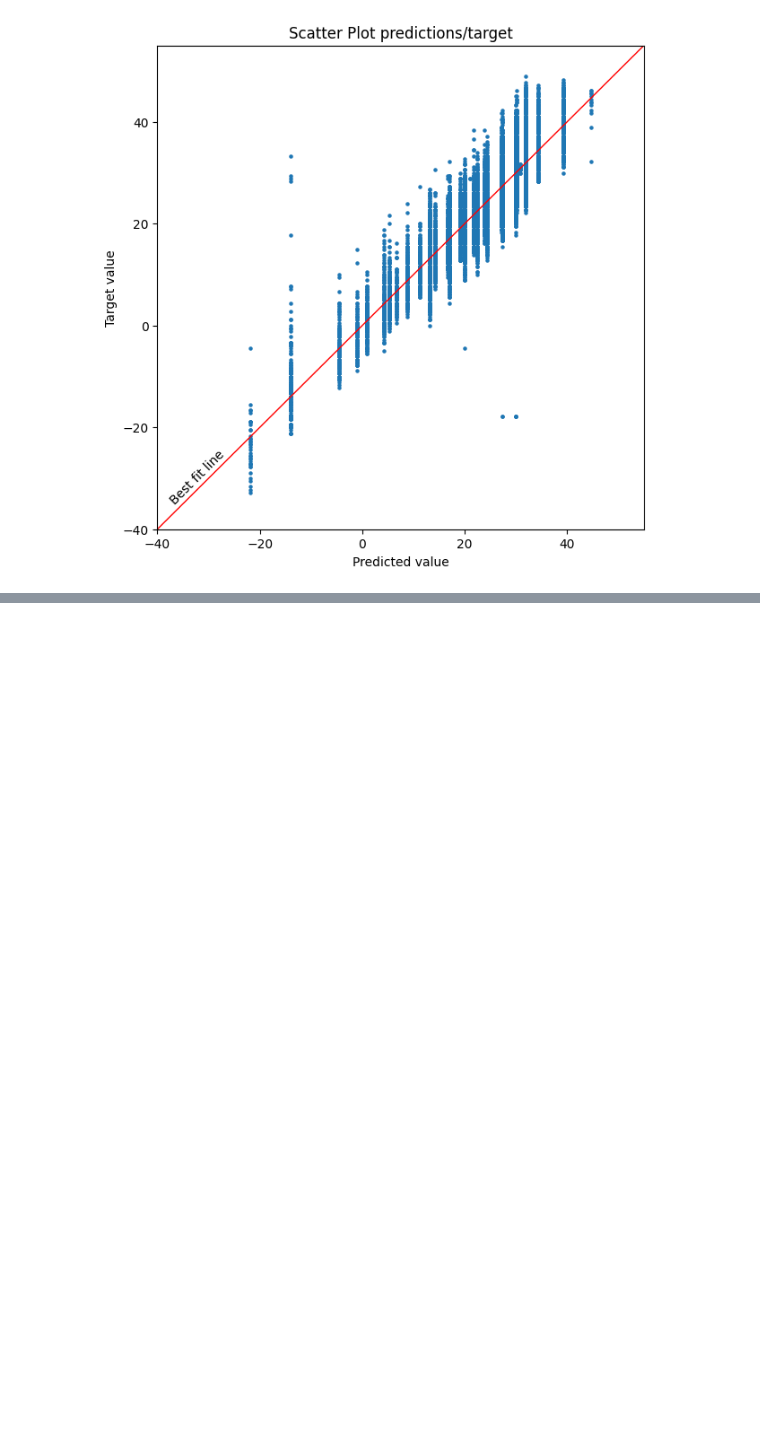
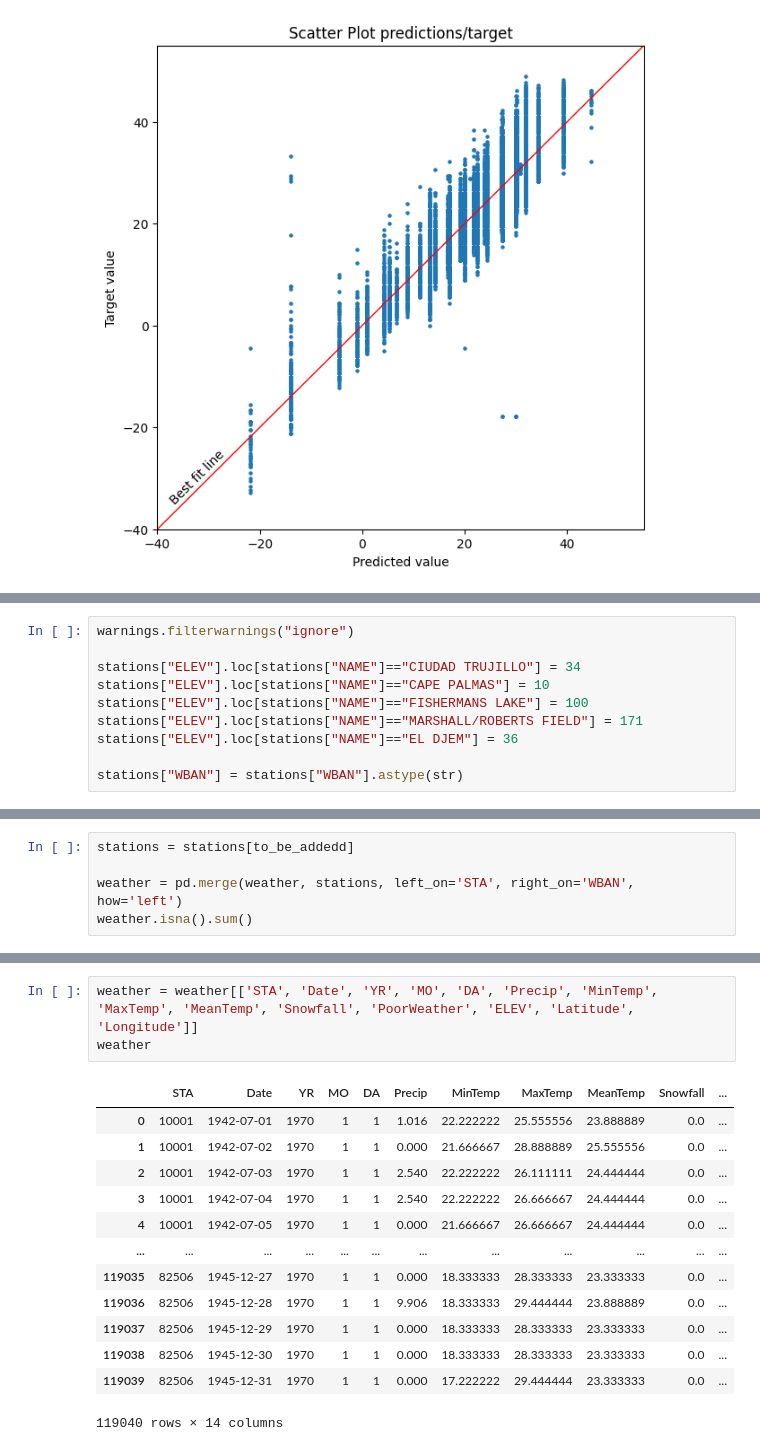
Before and after one commit to SamuelMagnano/Kaggle_Weather_prediction, a Jupyter notebook: Weather_Prediction.ipynb, the cells around one changed output, grey strips where cells are left out. Drawn from its saved outputs; the diff is of its cells as text; blank space fills up the shorter version.

```diff
--- a/Weather_Prediction.ipynb
+++ b/Weather_Prediction.ipynb
@@ -434,0 +495,10 @@ As a benchmark model this is way too good, but i will try to get an even better
+# %%
+warnings.filterwarnings("ignore")
+
+stations["ELEV"].loc[stations["NAME"]=="CIUDAD TRUJILLO"] = 34
+stations["ELEV"].loc[stations["NAME"]=="CAPE PALMAS"] = 10
+stations["ELEV"].loc[stations["NAME"]=="FISHERMANS LAKE"] = 100
+stations["ELEV"].loc[stations["NAME"]=="MARSHALL/ROBERTS FIELD"] = 171
+stations["ELEV"].loc[stations["NAME"]=="EL DJEM"] = 36
+
+stations["WBAN"] = stations["WBAN"].astype(str)
@@ -434,0 +508,5 @@ As a benchmark model this is way too good, but i will try to get an even better
+# %%
+stations = stations[to_be_addedd]
+
+weather = pd.merge(weather, stations, left_on='STA', right_on='WBAN', how='left')
+weather.isna().sum()
@@ -434,0 +531,17 @@ As a benchmark model this is way too good, but i will try to get an even better
+# %%
+weather = weather[['STA', 'Date', 'YR', 'MO', 'DA', 'Precip', 'MinTemp', 'MaxTemp', 'MeanTemp', 'Snowfall', 'PoorWeather', 'ELEV', 'Latitude', 'Longitude']]
+weather
+# %% [output]
+|  | STA | Date | YR | MO | DA | Precip | MinTemp | MaxTemp | MeanTemp | Snowfall | ... |
+| 0 | 10001 | 1942-07-01 | 1970 | 1 | 1 | 1.016 | 22.222222 | 25.555556 | 23.888889 | 0.0 | ... |
+| 1 | 10001 | 1942-07-02 | 1970 | 1 | 1 | 0.000 | 21.666667 | 28.888889 | 25.555556 | 0.0 | ... |
+| 2 | 10001 | 1942-07-03 | 1970 | 1 | 1 | 2.540 | 22.222222 | 26.111111 | 24.444444 | 0.0 | ... |
+| 3 | 10001 | 1942-07-04 | 1970 | 1 | 1 | 2.540 | 22.222222 | 26.666667 | 24.444444 | 0.0 | ... |
+| 4 | 10001 | 1942-07-05 | 1970 | 1 | 1 | 0.000 | 21.666667 | 26.666667 | 24.444444 | 0.0 | ... |
+| ... | ... | ... | ... | ... | ... | ... | ... | ... | ... | ... | ... |
+| 119035 | 82506 | 1945-12-27 | 1970 | 1 | 1 | 0.000 | 18.333333 | 28.333333 | 23.333333 | 0.0 | ... |
+| 119036 | 82506 | 1945-12-28 | 1970 | 1 | 1 | 9.906 | 18.333333 | 29.444444 | 23.888889 | 0.0 | ... |
+| 119037 | 82506 | 1945-12-29 | 1970 | 1 | 1 | 0.000 | 18.333333 | 28.333333 | 23.333333 | 0.0 | ... |
+| 119038 | 82506 | 1945-12-30 | 1970 | 1 | 1 | 0.000 | 18.333333 | 28.333333 | 23.333333 | 0.0 | ... |
+| 119039 | 82506 | 1945-12-31 | 1970 | 1 | 1 | 0.000 | 17.222222 | 29.444444 | 23.333333 | 0.0 | ... |
+119040 rows × 14 columns
```
Also changed, not shown: parts of 33 cells of this notebook.
